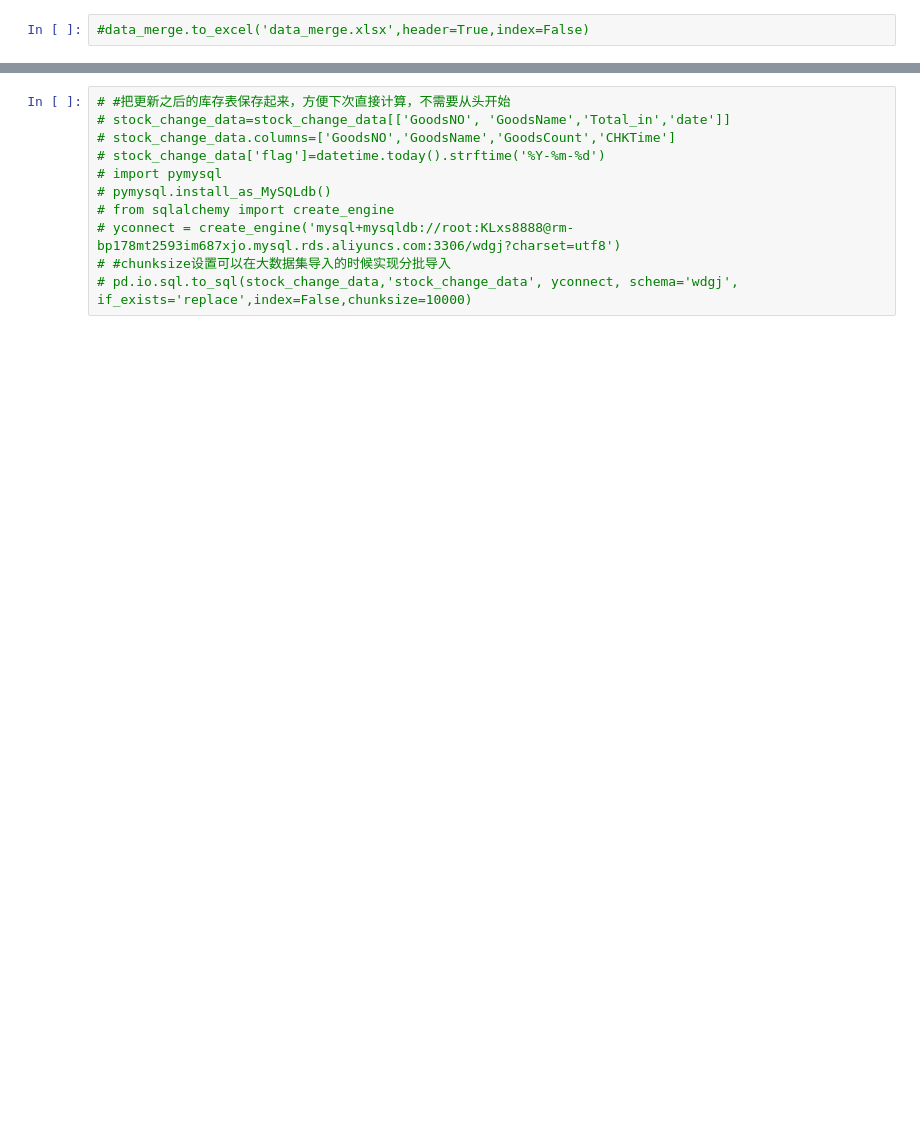
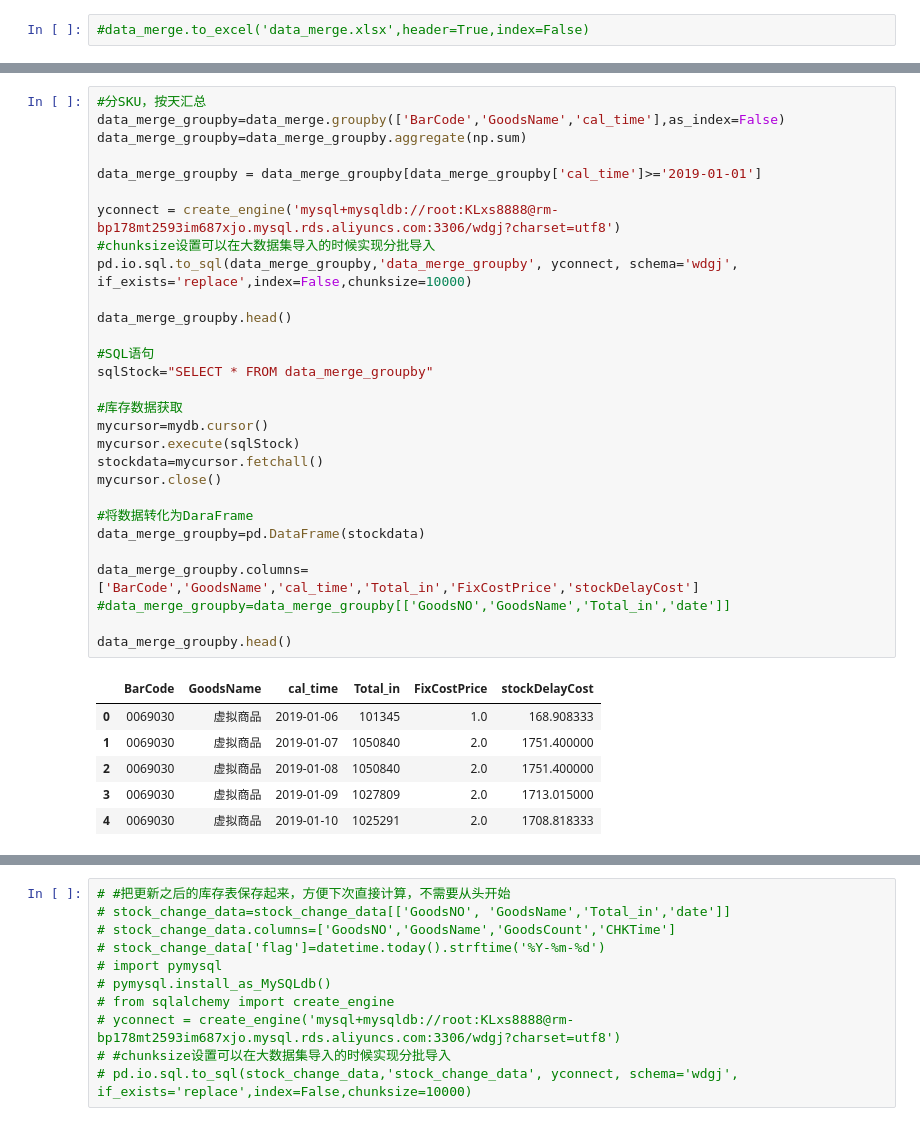
Before and after one commit to Lukes1973/MachineLearning, a Jupyter notebook: stockAge/stockAge.ipynb, the cells around one changed output, grey strips where cells are left out. Drawn from its saved outputs; the diff is of its cells as text; blank space fills up the shorter version.

```diff
--- a/stockAge/stockAge.ipynb
+++ b/stockAge/stockAge.ipynb
@@ -446,3 +488,39 @@ data_merge_dept_gb.to_excel("2019库存占用带小组17.xlsx",header=True,index
 Index(['BarCode', 'GoodsName', 'cal_time_month', 'Total_in', 'FixCostPrice',
        'stockDelayCost', 'Company', 'Dept', 'GroupName'],
       dtype='object')
+# %%
+#分SKU，按天汇总
+data_merge_groupby=data_merge.groupby(['BarCode','GoodsName','cal_time'],as_index=False)
+data_merge_groupby=data_merge_groupby.aggregate(np.sum)
+
+data_merge_groupby = data_merge_groupby[data_merge_groupby['cal_time']>='2019-01-01']
+
+yconnect = create_engine('mysql+mysqldb://root:KLxs8888@rm-bp178mt2593im687xjo.mysql.rds.aliyuncs.com:3306/wdgj?charset=utf8')
+#chunksize设置可以在大数据集导入的时候实现分批导入
+pd.io.sql.to_sql(data_merge_groupby,'data_merge_groupby', yconnect, schema='wdgj', if_exists='replace',index=False,chunksize=10000)
+
+data_merge_groupby.head()
+
+#SQL语句
+sqlStock="SELECT * FROM data_merge_groupby"
+
+#库存数据获取
+mycursor=mydb.cursor()
+mycursor.execute(sqlStock)
+stockdata=mycursor.fetchall()
+mycursor.close()
+
+#将数据转化为DaraFrame
+data_merge_groupby=pd.DataFrame(stockdata)
+
+data_merge_groupby.columns=['BarCode','GoodsName','cal_time','Total_in','FixCostPrice','stockDelayCost']
+#data_merge_groupby=data_merge_groupby[['GoodsNO','GoodsName','Total_in','date']]
+
+data_merge_groupby.head()
+# %% [output]
+|  | BarCode | GoodsName | cal_time | Total_in | FixCostPrice | stockDelayCost |
+| 0 | 0069030 | 虚拟商品 | 2019-01-06 | 101345 | 1.0 | 168.908333 |
+| 1 | 0069030 | 虚拟商品 | 2019-01-07 | 1050840 | 2.0 | 1751.400000 |
+| 2 | 0069030 | 虚拟商品 | 2019-01-08 | 1050840 | 2.0 | 1751.400000 |
+| 3 | 0069030 | 虚拟商品 | 2019-01-09 | 1027809 | 2.0 | 1713.015000 |
+| 4 | 0069030 | 虚拟商品 | 2019-01-10 | 1025291 | 2.0 | 1708.818333 |
```
Also changed, not shown: parts of 28 cells of this notebook, 1 other file.
